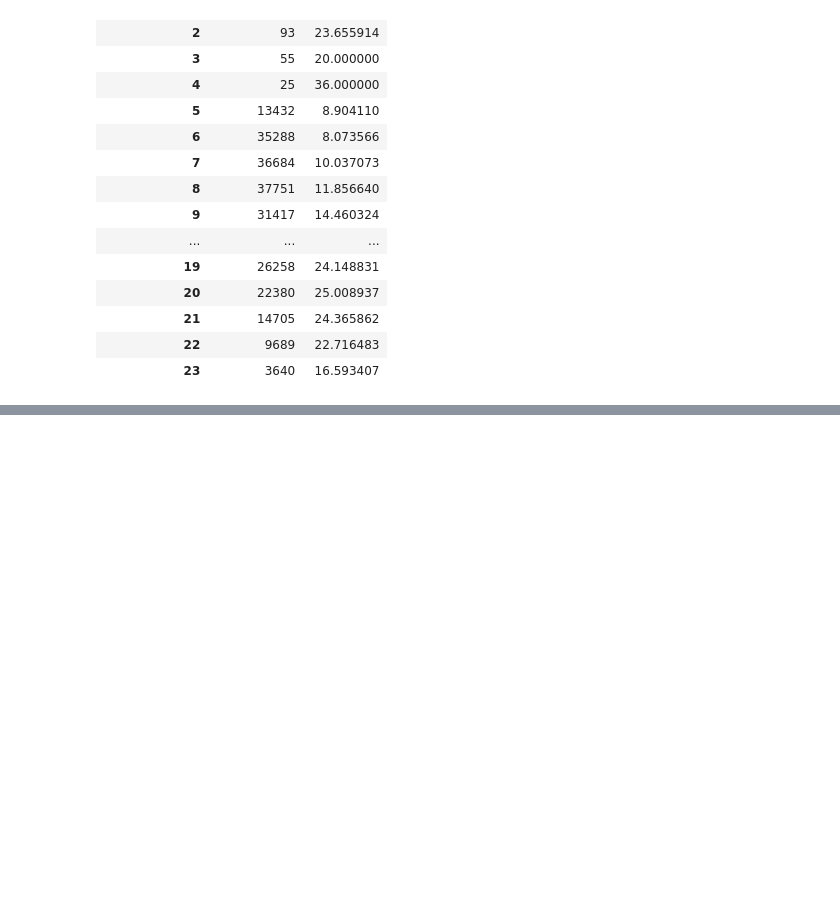
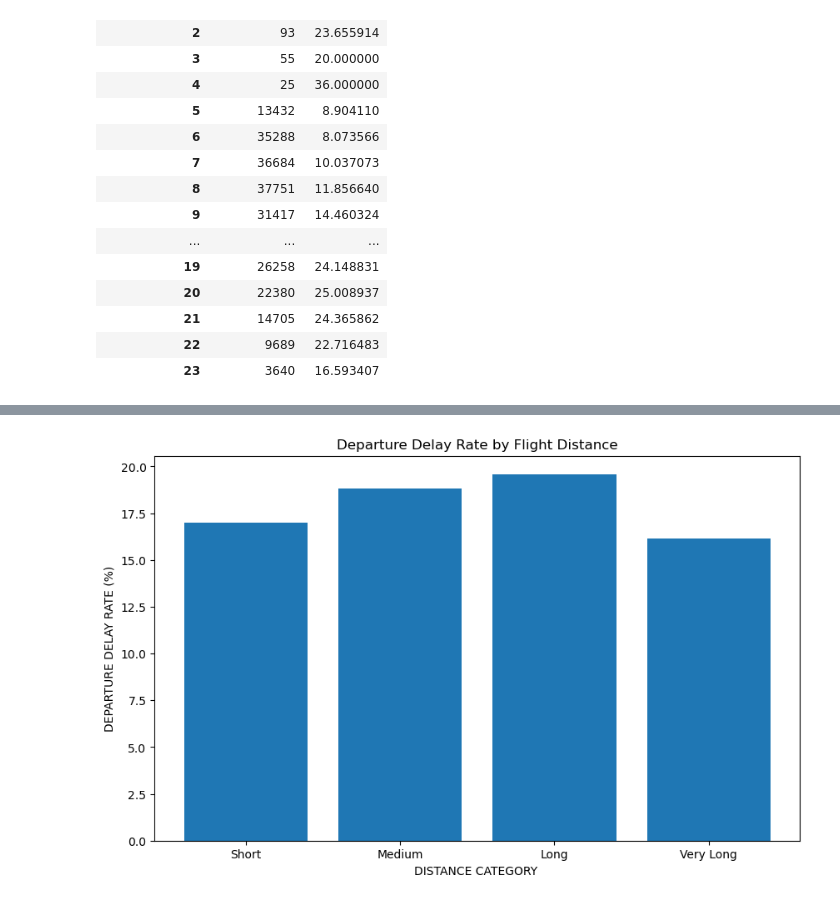
Before and after one commit to bacoscamadalina/flight-delay-prediction, a Jupyter notebook: 01_data_exploration.ipynb, the cells around one changed output, grey strips where cells are left out. Saved outputs shown, nothing was run; the diff lists cells and outputs as text; code cells hidden in the pictures; blank space fills up the shorter version.

```diff
--- a/01_data_exploration.ipynb
+++ b/01_data_exploration.ipynb
@@ -491,0 +535,3 @@ plt.show()
+# %%
+# Group flights into distance ranges and compare the departure delay rate across groups.
+model_df["DIST_CATEG"] = pd.cut(model_df["DISTANCE"], bins=[0,500,1000,2000,5095], labels=["Short","Medium","Long","Very Long"], right=True)
@@ -491,0 +559,3 @@ plt.show()
+# %%
+delay_rate3 = model_df.groupby("DIST_CATEG", observed=True)["DEP_DEL15"].mean()*100
+delay_rate3
@@ -491,0 +587,10 @@ plt.show()
+# %%
+plt.figure(figsize=(10,6))
+plt.bar(delay_rate3.index, delay_rate3.values)
+
+plt.xlabel("DISTANCE CATEGORY ")
+plt.ylabel("DEPARTURE DELAY RATE (%)")
+plt.title("Departure Delay Rate by Flight Distance")
+plt.show()
+# %% [output]
+[figure, added]
```
Also changed, not shown: parts of 65 cells of this notebook, 1 other file.
